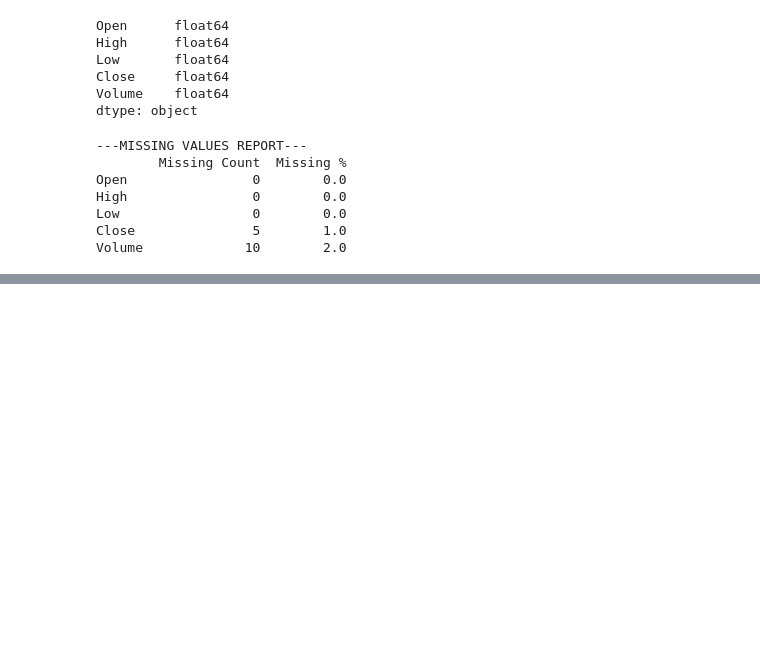
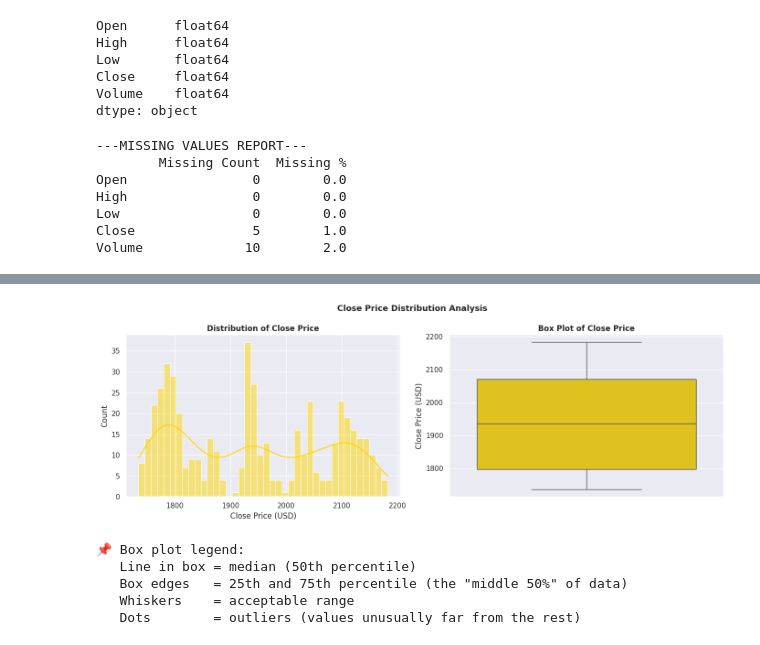
Before and after one commit to arapkorir1/ml-mastery-portfolio, a Jupyter notebook: notebooks/01_Phase1_XAUUSD_Regression.ipynb, the cells around one changed output, grey strips where cells are left out. Cells and saved outputs as stored; diff of their text form; code cells hidden in the pictures; blank space fills up the shorter version.

Commit message:
Performed Exploratory Data Analysis

```diff
--- a/notebooks/01_Phase1_XAUUSD_Regression.ipynb
+++ b/notebooks/01_Phase1_XAUUSD_Regression.ipynb
@@ -97,0 +132,30 @@ max    2181.27  2196.30  2180.29  2182.40  199664.00
+# %%
+#Chart 2:Distribution of close price
+fig, axes = plt.subplots(1, 2, figsize=(14, 5))
+
+# Histogram + KDE
+sns.histplot(df['Close'].dropna(), kde=True, bins=40, color='gold', ax=axes[0])
+axes[0].set_title('Distribution of Close Price', fontweight='bold')
+axes[0].set_xlabel('Close Price (USD)')
+
+# Box plot — shows median, quartiles, and outliers at a glance
+sns.boxplot(y=df['Close'].dropna(), color='gold', ax=axes[1])
+axes[1].set_title('Box Plot of Close Price', fontweight='bold')
+axes[1].set_ylabel('Close Price (USD)')
+
+plt.suptitle('Close Price Distribution Analysis', fontsize=13, fontweight='bold')
+plt.tight_layout()
+plt.show()
+
+print('📌 Box plot legend:')
+print('   Line in box = median (50th percentile)')
+print('   Box edges   = 25th and 75th percentile (the "middle 50%" of data)')
+print('   Whiskers    = acceptable range')
+print('   Dots        = outliers (values unusually far from the rest)')
+# %% [output]
+[figure, added]
+📌 Box plot legend:
+   Line in box = median (50th percentile)
+   Box edges   = 25th and 75th percentile (the "middle 50%" of data)
+   Whiskers    = acceptable range
+   Dots        = outliers (values unusually far from the rest)
```
Also changed, not shown: parts of 8 cells of this notebook.
